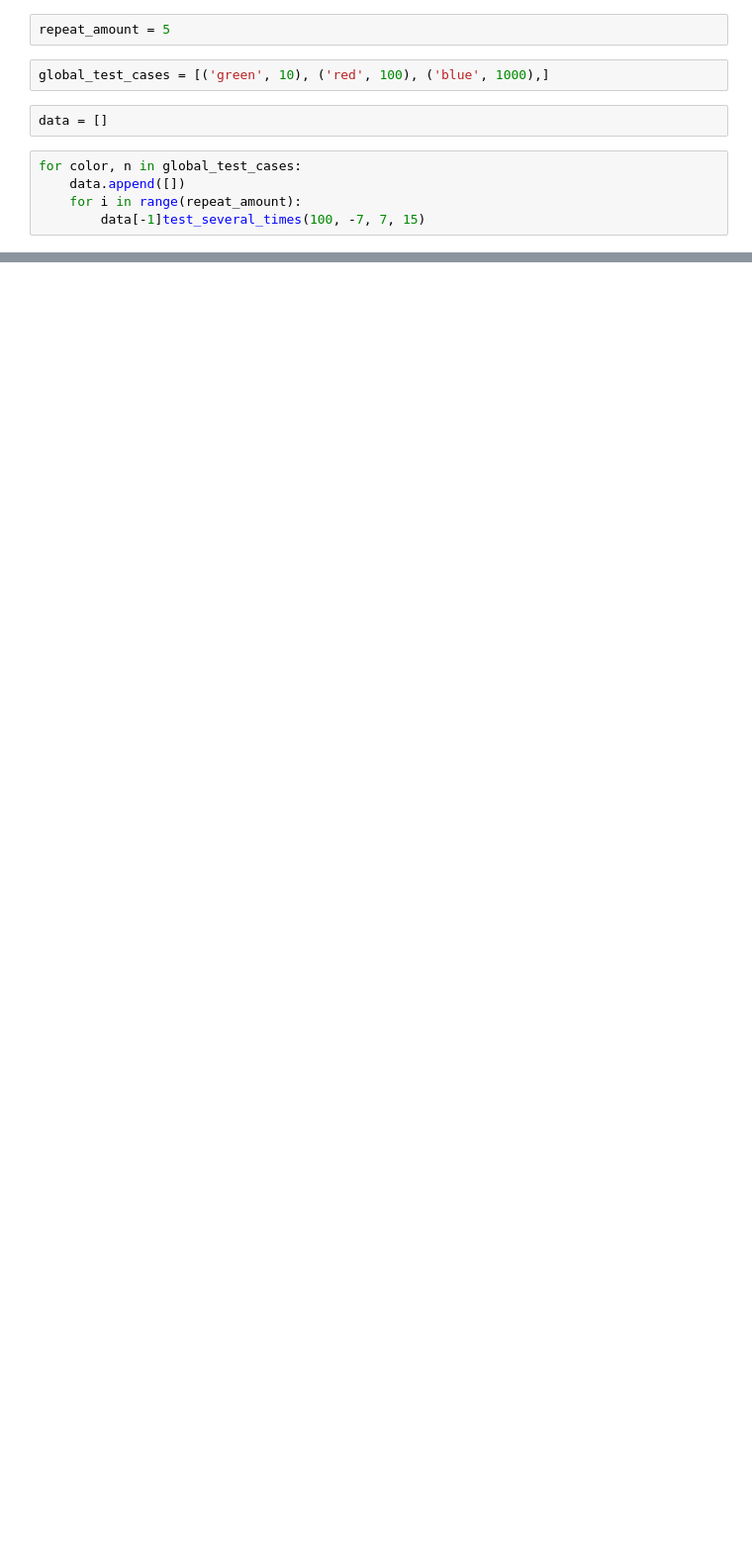
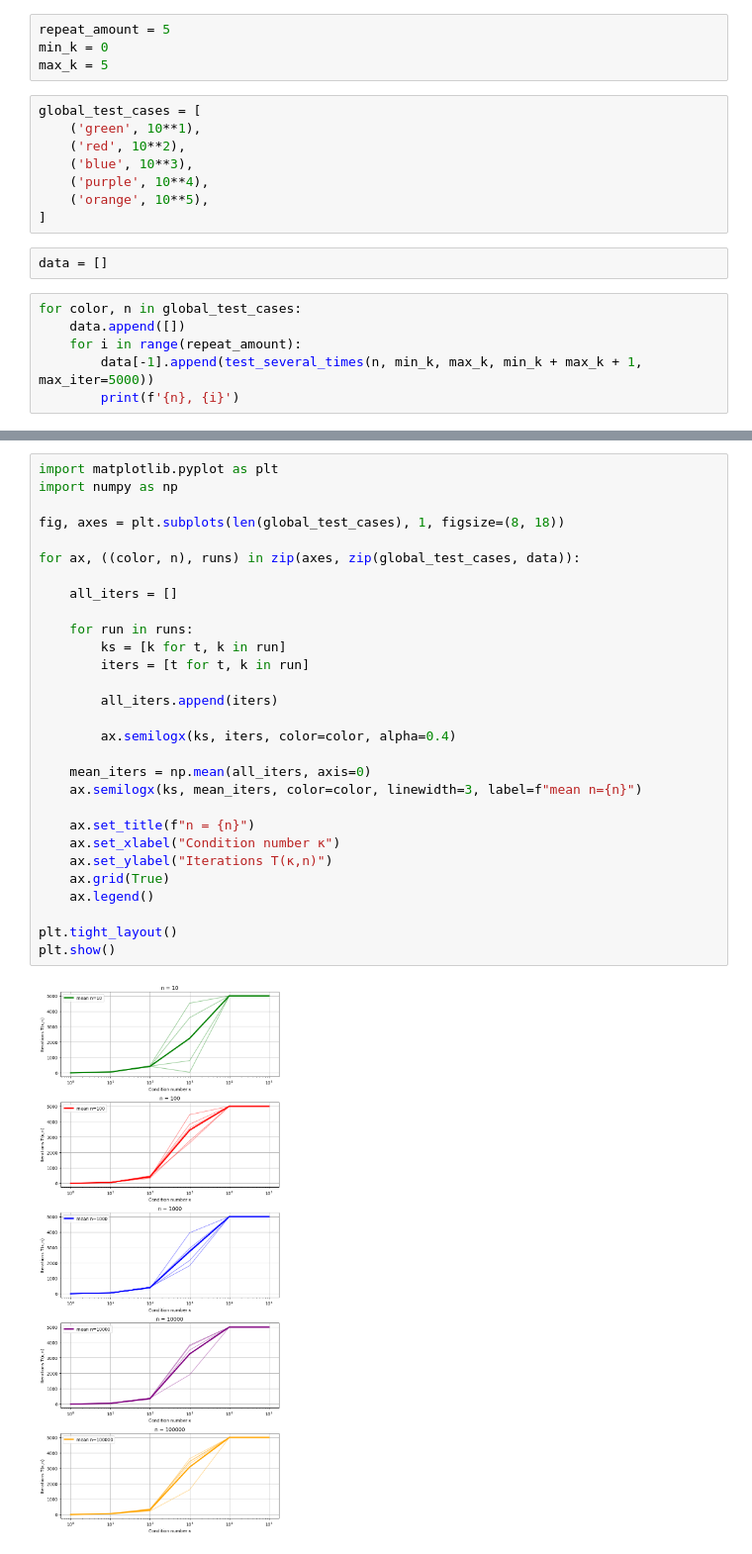
Before and after one commit to crustaceano/ExistanseOfNonExistentSubject, a Jupyter notebook: tasks/task_3.3.ipynb, the cells around one changed output, grey strips where cells are left out. Shown at 99% size. Drawn from its saved outputs; the diff is of its cells as text; blank space fills up the shorter version.

```diff
--- a/tasks/task_3.3.ipynb
+++ b/tasks/task_3.3.ipynb
@@ -53,11 +36,20 @@ test_several_times(100, -7, 7, 15)
 # %%
 repeat_amount = 5
+min_k = 0
+max_k = 5
 # %%
-global_test_cases = [('green', 10), ('red', 100), ('blue', 1000),]
+global_test_cases = [
+    ('green', 10**1),
+    ('red', 10**2),
+    ('blue', 10**3),
+    ('purple', 10**4),
+    ('orange', 10**5),
+]
 # %%
 data = []
 # %%
 for color, n in global_test_cases:
     data.append([])
     for i in range(repeat_amount):
-        data[-1]test_several_times(100, -7, 7, 15)
+        data[-1].append(test_several_times(n, min_k, max_k, min_k + max_k + 1, max_iter=5000))
+        print(f'{n}, {i}')
@@ -63,0 +74,31 @@ for color, n in global_test_cases:
+# %%
+import matplotlib.pyplot as plt
+import numpy as np
+
+fig, axes = plt.subplots(len(global_test_cases), 1, figsize=(8, 18))
+
+for ax, ((color, n), runs) in zip(axes, zip(global_test_cases, data)):
+
+    all_iters = []
+
+    for run in runs:
+        ks = [k for t, k in run]
+        iters = [t for t, k in run]
+
+        all_iters.append(iters)
+
+        ax.semilogx(ks, iters, color=color, alpha=0.4)
+
+    mean_iters = np.mean(all_iters, axis=0)
+    ax.semilogx(ks, mean_iters, color=color, linewidth=3, label=f"mean n={n}")
+
+    ax.set_title(f"n = {n}")
+    ax.set_xlabel("Condition number κ")
+    ax.set_ylabel("Iterations T(κ,n)")
+    ax.grid(True)
+    ax.legend()
+
+plt.tight_layout()
+plt.show()
+# %% [output]
+[figure, added]
```
Also changed, not shown: parts of 5 cells of this notebook, 2 other files.
